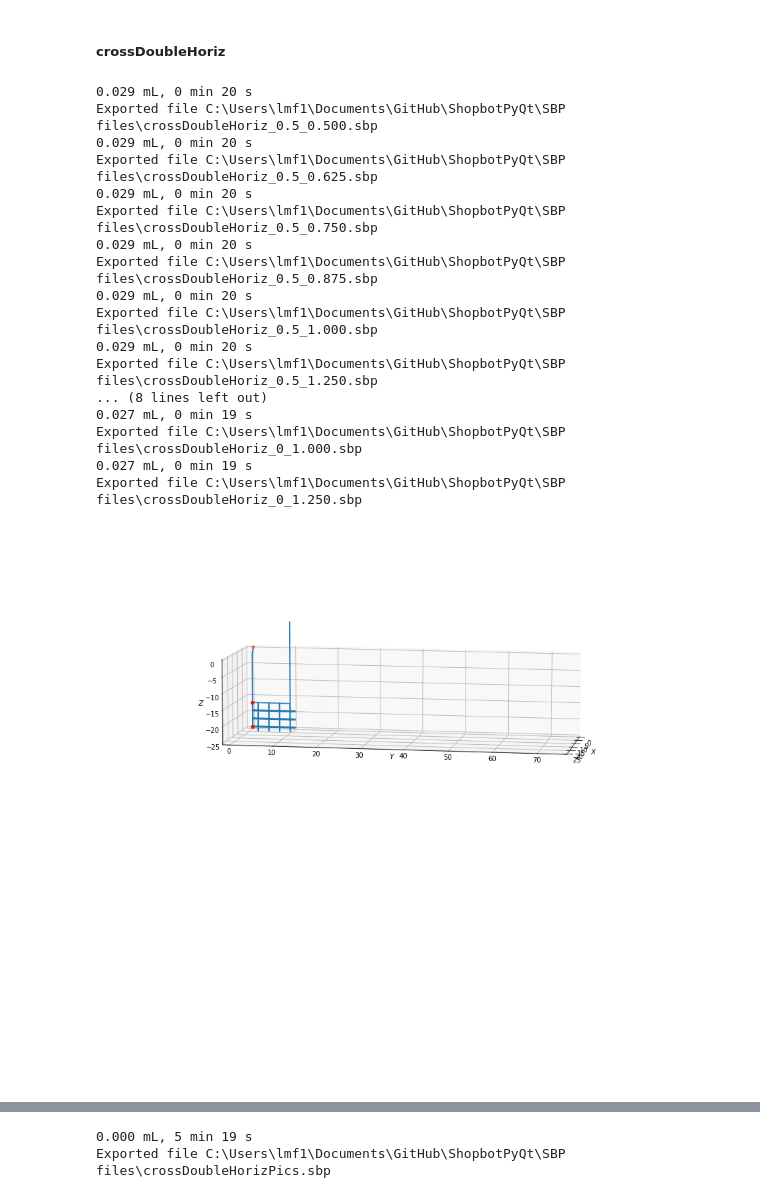
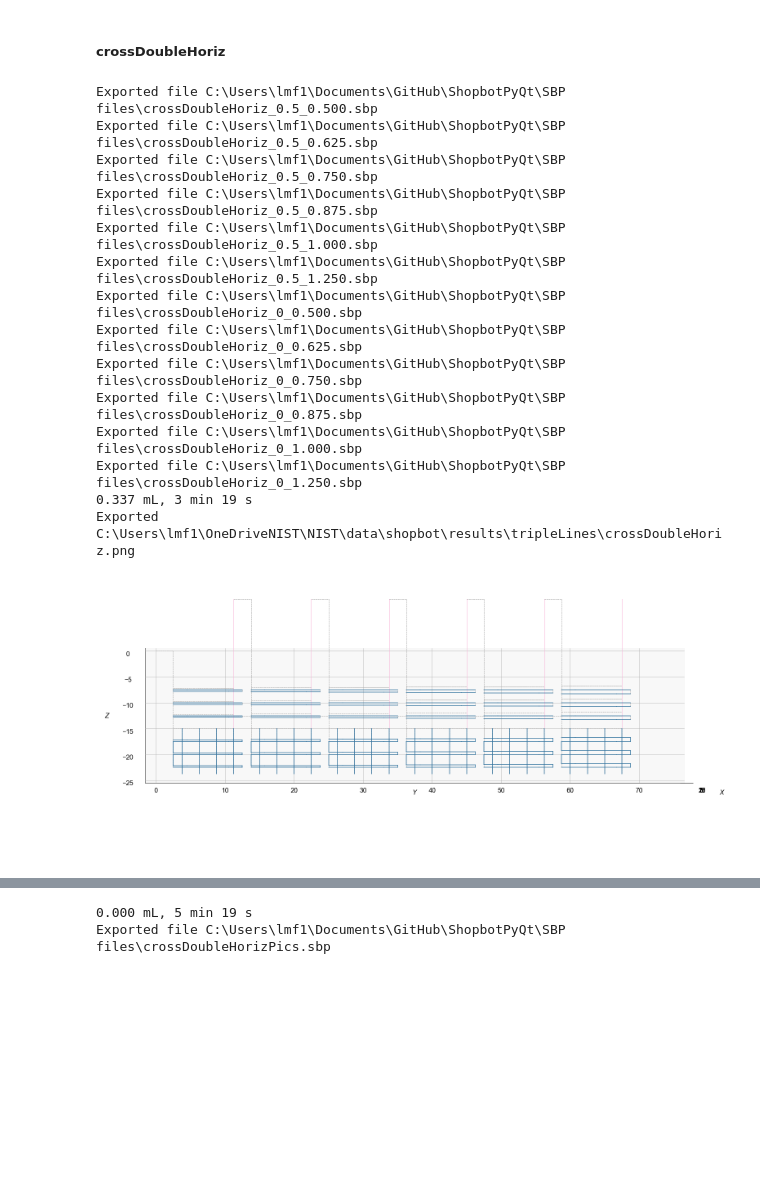
Before and after one commit to usnistgov/ShopbotPyQt, a Jupyter notebook: SBP files/sbpcreator.ipynb, the cells around one changed output, grey strips where cells are left out. Cells and saved outputs as stored; diff of their text form; code cells hidden in the pictures; blank space fills up the shorter version.

```diff
--- a/SBP files/sbpcreator.ipynb
+++ b/SBP files/sbpcreator.ipynb
@@ -855,7 +837,10 @@ Exported file C:\Users\lmf1\Documents\GitHub\ShopbotPyQt\SBP files\crossDoubleVe
 # %% [markdown]
 ##### crossDoubleHoriz
 # %%
-
+total2 = copy.deepcopy(dv)
+total2.addVar('nid',0.603)
+total2 = total2 + sc.startingPoint(0,0,0)
+total2.turnOn(3)
 
 xmed = slideW/2
 # head-on, in plane
@@ -864,10 +849,7 @@ for z0frac in [0.5,0]:
     for i,spacing in enumerate([0.5, 0.625, 0.75, 0.875, 1, 1.25]):
         total = copy.deepcopy(dv)
         total.addVar('nid',0.603)
-        if i==0 and z0frac==0.5:
-            total = total + sc.startingPoint(0,0,0)
-        else:
-            total = total + sc.startingPoint(total1.cp[0], total1.cp[1], total1.cp[2])
+        total = total + sc.startingPoint(total2.cp[0], total2.cp[1], total2.cp[2])
         total.turnOn(3)
         if z0frac==0.5:
             # bottom: double zigzag, then verts
@@ -882,6 +864,7 @@ for z0frac in [0.5,0]:
             zz4.reps=6
             zz4.z0 = f'-&slideW*(0.5+{z0frac})+&margin/2'
             total = total + zz4
+            total2 = total2 + zz4
         else:
             for k in range(3):
                 zz4 = sc.zigzag(lastPt = total, killZigs=True)
@@ -895,6 +878,7 @@ for z0frac in [0.5,0]:
                 zz4.reps = 2
                 zz4.z0 = sc.p(sc.p(f'-&slideW*(0.5+{z0frac})', sc.t(k, zz4.spacing1)), sc.t((k-1), zz4.spacing2))
                 total = total+zz4
+                total2 = total2+zz4
                 # zag across
                 zz = sc.zigzag(lastPt=total, killZigs=True)
                 zz.x0 = f'{xmed}-&margin*0.3'
@@ -907,49 +891,50 @@ for z0frac in [0.5,0]:
                 zz.mz(zz.z0)
                 zz.shortdir = '+y'
                 zz.longdir='+x'
+                zz.sbp()
+                zz.mz(sc.p(zz.z0,'&margin/2'))
                 total = total + zz
-                total.mz(sc.p(zz.z0,'&margin/2'))
+                total2 = total2+zz
 
 
         # draw zigzag on each pair
-
 
         ylast = sc.p(zz4.cp[1],'&margin*2.25')
         if z0frac==0.5:
             v1 = sc.verts(lastPt=total)
             v1.upDownRowReps(direc='+y', p0=sc.p('&margin/4', zz4.cp[1]), const=sc.p(xmed, f'-{spacing}*&nid'), spacing='&margin/2', reps=4)
             v1.zmax = f'-&slideW*{z0frac}-&margin/2'
             v1.zmin = f'-&slideW*{z0frac+0.5}+&margin/4'
             v1.downdisp = 0
             total = total + v1
+            total2 = total2+v1
 
         total.turnOff(3)
         total.mz(10)
-        total.printVolume()
-        total.plot(ele=10, azi=10)
+        total2.mz(10)
+        total2.turnOff(3)
         total.export(os.path.join(SBPFOLDER, f'crossDoubleHoriz_{z0frac}_{spacing:.3f}.sbp'), [])
-        total1 = copy.deepcopy(total)
 
     total.mz(f'-&slideW*{z0frac}')
+    total2.mz(f'-&slideW*{z0frac}')
 
-
+total2.printVolume()
+total2.plot(ele=10, azi=10, export=True, fn=os.path.join(r'C:\Users\lmf1\OneDriveNIST\NIST\data\shopbot\results\tripleLines', f'crossDoubleHoriz.png'), grids=False)
+total2.plot(ele=0, azi=0, export=False, grids=True)
 # print(total.convertFile('spacing'))
 # %% [output]
-0.029 mL, 0 min 20 s
 Exported file C:\Users\lmf1\Documents\GitHub\ShopbotPyQt\SBP files\crossDoubleHoriz_0.5_0.500.sbp
-0.029 mL, 0 min 20 s
 Exported file C:\Users\lmf1\Documents\GitHub\ShopbotPyQt\SBP files\crossDoubleHoriz_0.5_0.625.sbp
-0.029 mL, 0 min 20 s
 Exported file C:\Users\lmf1\Documents\GitHub\ShopbotPyQt\SBP files\crossDoubleHoriz_0.5_0.750.sbp
-0.029 mL, 0 min 20 s
 Exported file C:\Users\lmf1\Documents\GitHub\ShopbotPyQt\SBP files\crossDoubleHoriz_0.5_0.875.sbp
-0.029 mL, 0 min 20 s
 Exported file C:\Users\lmf1\Documents\GitHub\ShopbotPyQt\SBP files\crossDoubleHoriz_0.5_1.000.sbp
-0.029 mL, 0 min 20 s
 Exported file C:\Users\lmf1\Documents\GitHub\ShopbotPyQt\SBP files\crossDoubleHoriz_0.5_1.250.sbp
-... (8 lines left out)
-0.027 mL, 0 min 19 s
+Exported file C:\Users\lmf1\Documents\GitHub\ShopbotPyQt\SBP files\crossDoubleHoriz_0_0.500.sbp
+Exported file C:\Users\lmf1\Documents\GitHub\ShopbotPyQt\SBP files\crossDoubleHoriz_0_0.625.sbp
+Exported file C:\Users\lmf1\Documents\GitHub\ShopbotPyQt\SBP files\crossDoubleHoriz_0_0.750.sbp
+Exported file C:\Users\lmf1\Documents\GitHub\ShopbotPyQt\SBP files\crossDoubleHoriz_0_0.875.sbp
 Exported file C:\Users\lmf1\Documents\GitHub\ShopbotPyQt\SBP files\crossDoubleHoriz_0_1.000.sbp
-0.027 mL, 0 min 19 s
 Exported file C:\Users\lmf1\Documents\GitHub\ShopbotPyQt\SBP files\crossDoubleHoriz_0_1.250.sbp
+0.337 mL, 3 min 19 s
+Exported C:\Users\lmf1\OneDriveNIST\NIST\data\shopbot\results\tripleLines\crossDoubleHoriz.png
-[figure, old version]
+[figure, new version]
```
Also changed, not shown: parts of 5 cells of this notebook, 8 other files.
